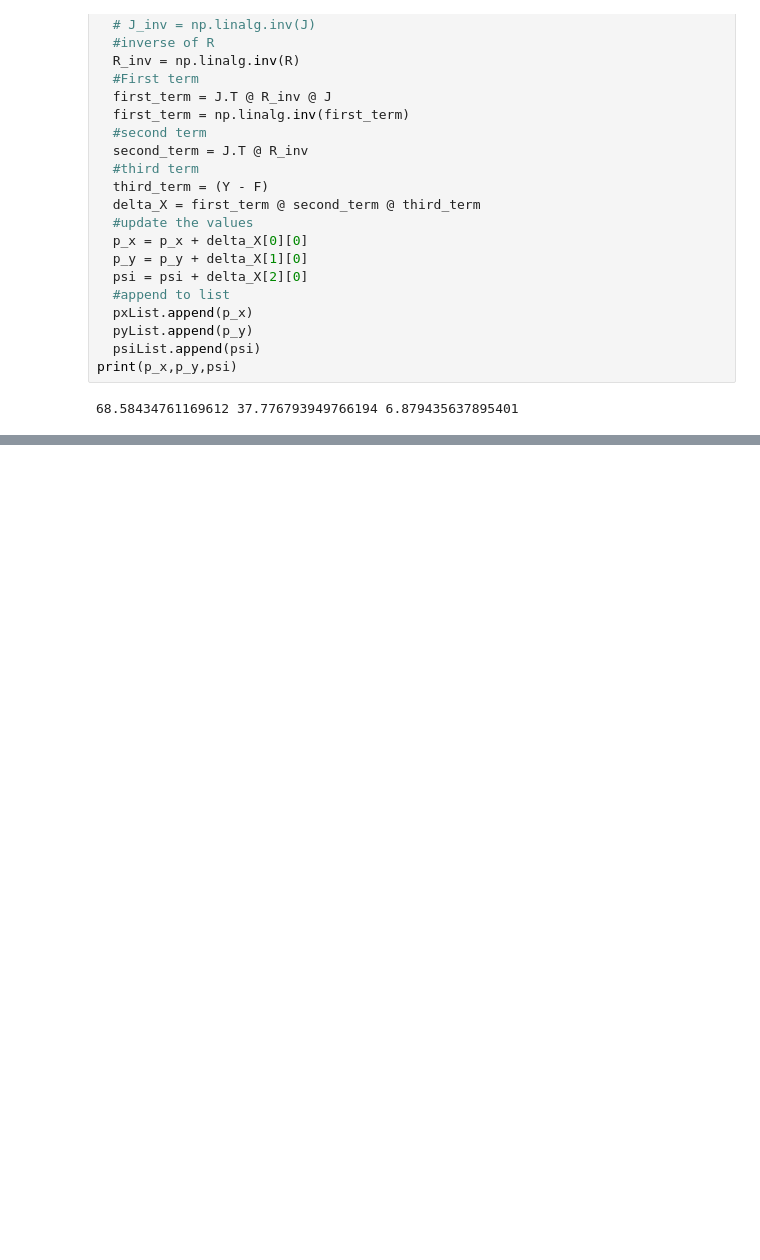
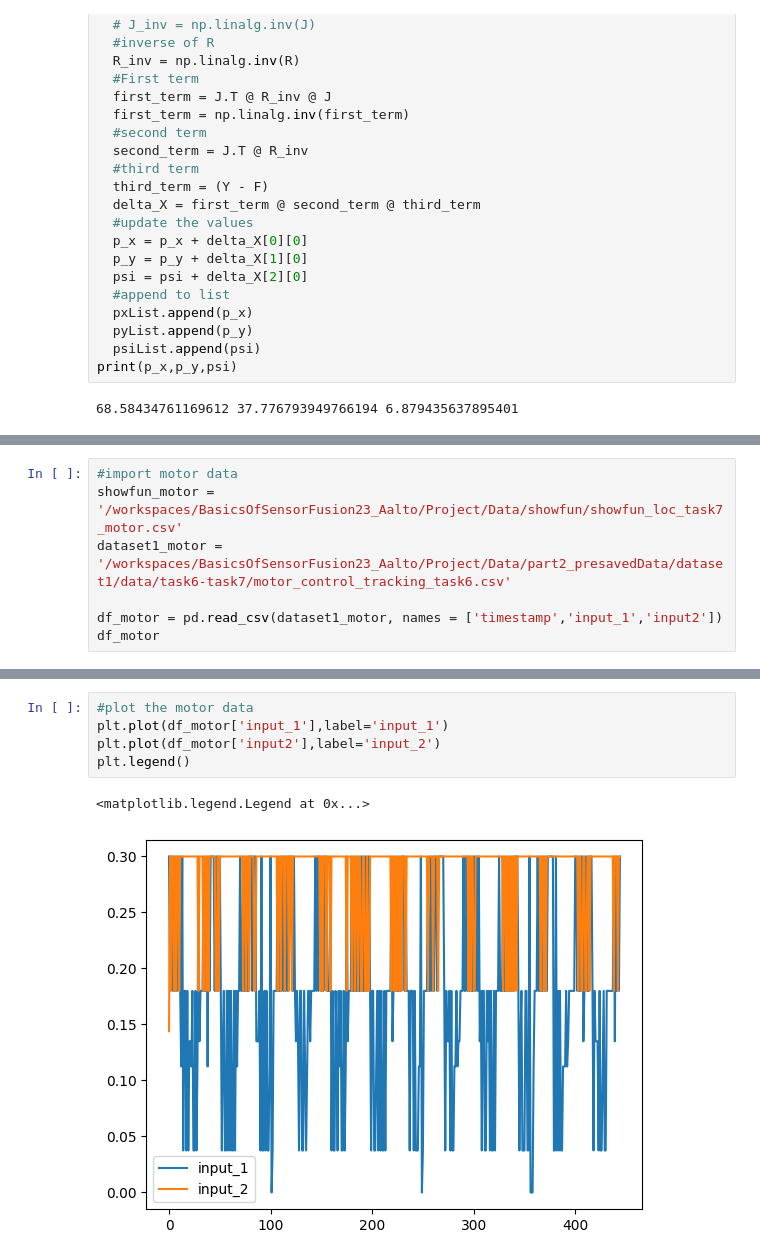
Before and after one commit to Nandu-Jagdish/BasicsOfSensorFusion23_Aalto, a Jupyter notebook: Project/part2.ipynb, the cells around one changed output, grey strips where cells are left out. Saved outputs shown, nothing was run; the diff lists cells and outputs as text; blank space fills up the shorter version.

```diff
--- a/Project/part2.ipynb
+++ b/Project/part2.ipynb
@@ -247,0 +202,7 @@ NameError: name 'df' is not defined
+# %%
+#import motor data
+showfun_motor = '/workspaces/BasicsOfSensorFusion23_Aalto/Project/Data/showfun/showfun_loc_task7_motor.csv'
+dataset1_motor = '/workspaces/BasicsOfSensorFusion23_Aalto/Project/Data/part2_presavedData/dataset1/data/task6-task7/motor_control_tracking_task6.csv'
+
+df_motor = pd.read_csv(dataset1_motor, names = ['timestamp','input_1','input2'])
+df_motor
@@ -247,0 +223,8 @@ NameError: name 'df' is not defined
+# %%
+#plot the motor data
+plt.plot(df_motor['input_1'],label='input_1')
+plt.plot(df_motor['input2'],label='input_2')
+plt.legend()
+# %% [output]
+<matplotlib.legend.Legend at 0x...>
+[figure, added]
```
Also changed, not shown: parts of 23 cells of this notebook.
